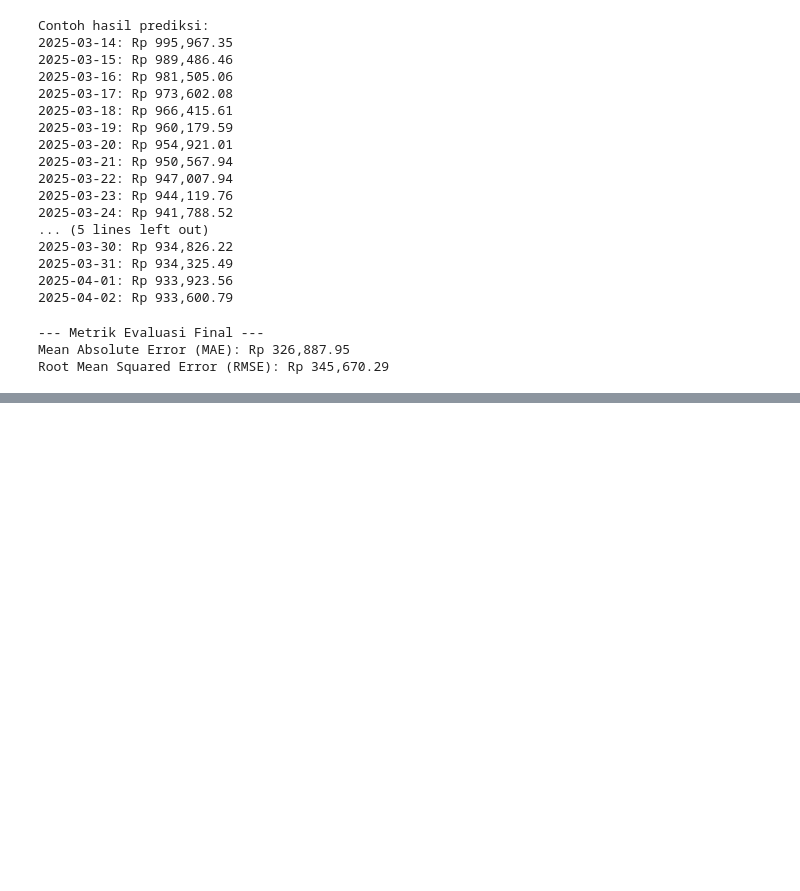
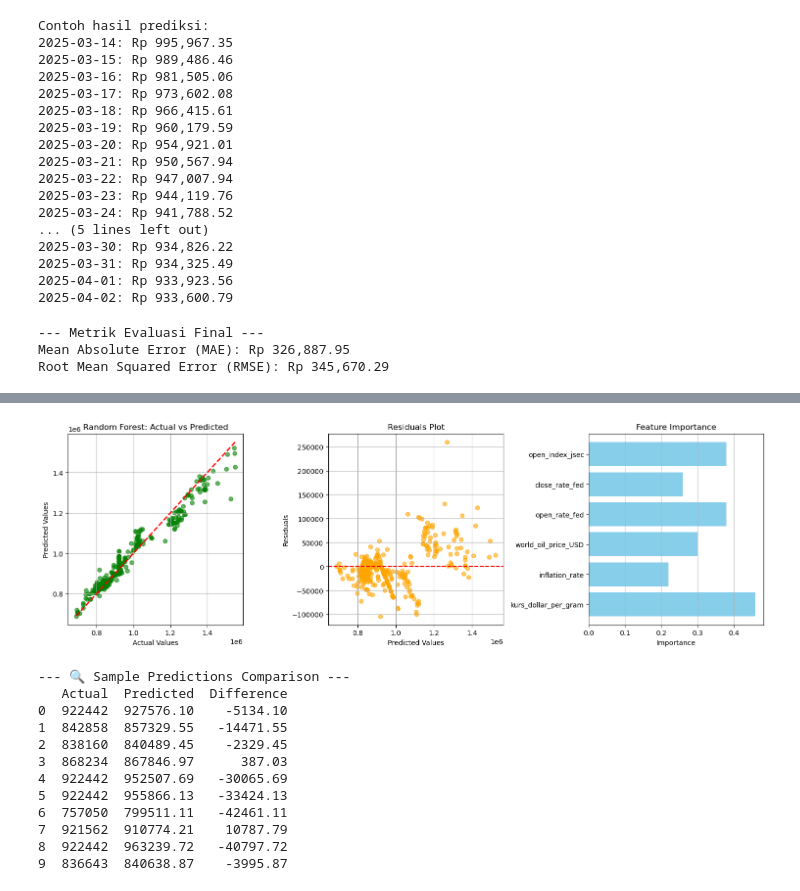
Before and after one commit to irfanprayoga29/gold-prediction-price, a Jupyter notebook: Model Testing/testing_model.ipynb, the cells around one changed output, grey strips where cells are left out. Drawn from its saved outputs; the diff is of its cells as text; code cells hidden in the pictures; blank space fills up the shorter version.

```diff
--- a/Model Testing/testing_model.ipynb
+++ b/Model Testing/testing_model.ipynb
@@ -766,0 +1546,61 @@ training baru LSTM
+# %%
+# Visualization and Model Comparison
+import matplotlib.pyplot as plt
+
+# Plot predictions vs actual
+plt.figure(figsize=(15, 5))
+
+# Subplot 1: Scatter plot of predictions vs actual
+plt.subplot(1, 3, 1)
+plt.scatter(y_test_rf, y_pred_rf, alpha=0.6, color='green')
+plt.plot([y_test_rf.min(), y_test_rf.max()], [y_test_rf.min(), y_test_rf.max()], 'r--', lw=2)
+plt.xlabel('Actual Values')
+plt.ylabel('Predicted Values')
+plt.title('Random Forest: Actual vs Predicted')
+plt.grid(True)
+
+# Subplot 2: Residuals plot
+plt.subplot(1, 3, 2)
+residuals = y_test_rf - y_pred_rf
+plt.scatter(y_pred_rf, residuals, alpha=0.6, color='orange')
+plt.axhline(y=0, color='r', linestyle='--')
+plt.xlabel('Predicted Values')
+plt.ylabel('Residuals')
+plt.title('Residuals Plot')
+plt.grid(True)
+
+# Subplot 3: Feature importance
+plt.subplot(1, 3, 3)
+features = list(feature_importance.keys())
+importances = list(feature_importance.values())
+plt.barh(features, importances, color='skyblue')
+plt.xlabel('Importance')
+plt.title('Feature Importance')
+plt.grid(True, axis='x')
+
+plt.tight_layout()
+plt.show()
+
+# Create comparison table
+comparison_df_rf = pd.DataFrame({
+    'Actual': y_test_rf[:10],
+    'Predicted': y_pred_rf[:10],
+    'Difference': y_test_rf[:10] - y_pred_rf[:10]
+})
+
+print("\n--- 🔍 Sample Predictions Comparison ---")
+print(comparison_df_rf.round(2))
+# %% [output]
+[figure, added]
+--- 🔍 Sample Predictions Comparison ---
+   Actual  Predicted  Difference
+0  922442  927576.10    -5134.10
+1  842858  857329.55   -14471.55
+2  838160  840489.45    -2329.45
+3  868234  867846.97      387.03
+4  922442  952507.69   -30065.69
+5  922442  955866.13   -33424.13
+6  757050  799511.11   -42461.11
+7  921562  910774.21    10787.79
+8  922442  963239.72   -40797.72
+9  836643  840638.87    -3995.87
```
Also changed, not shown: parts of 26 cells of this notebook.
